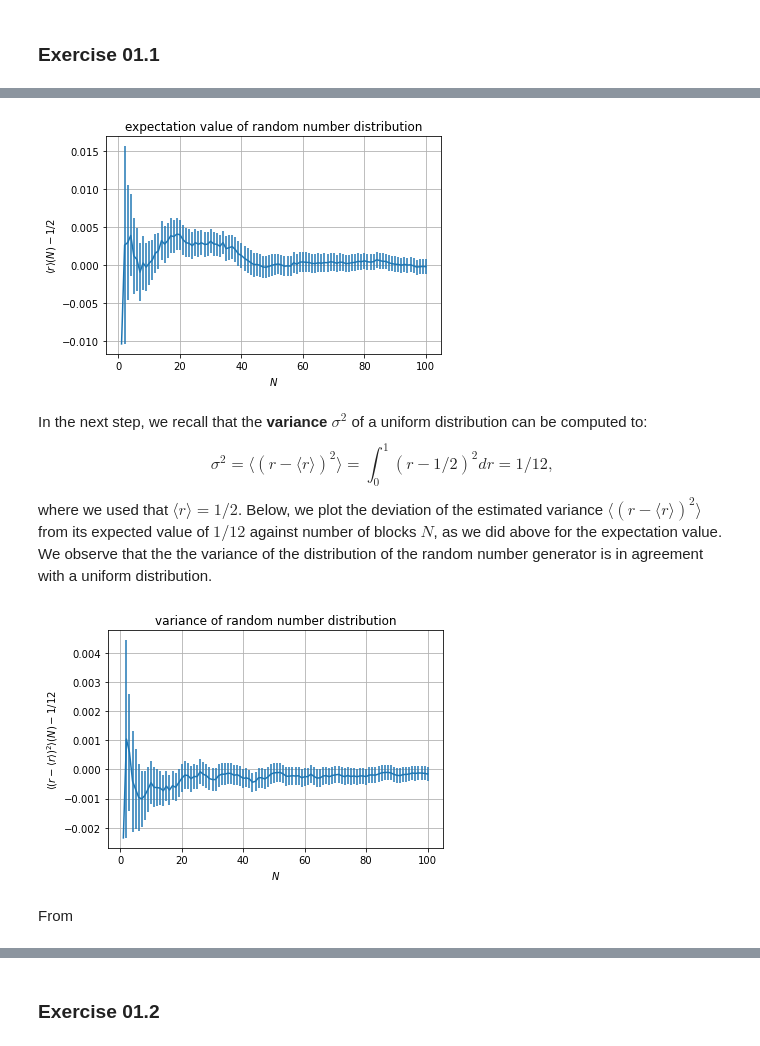
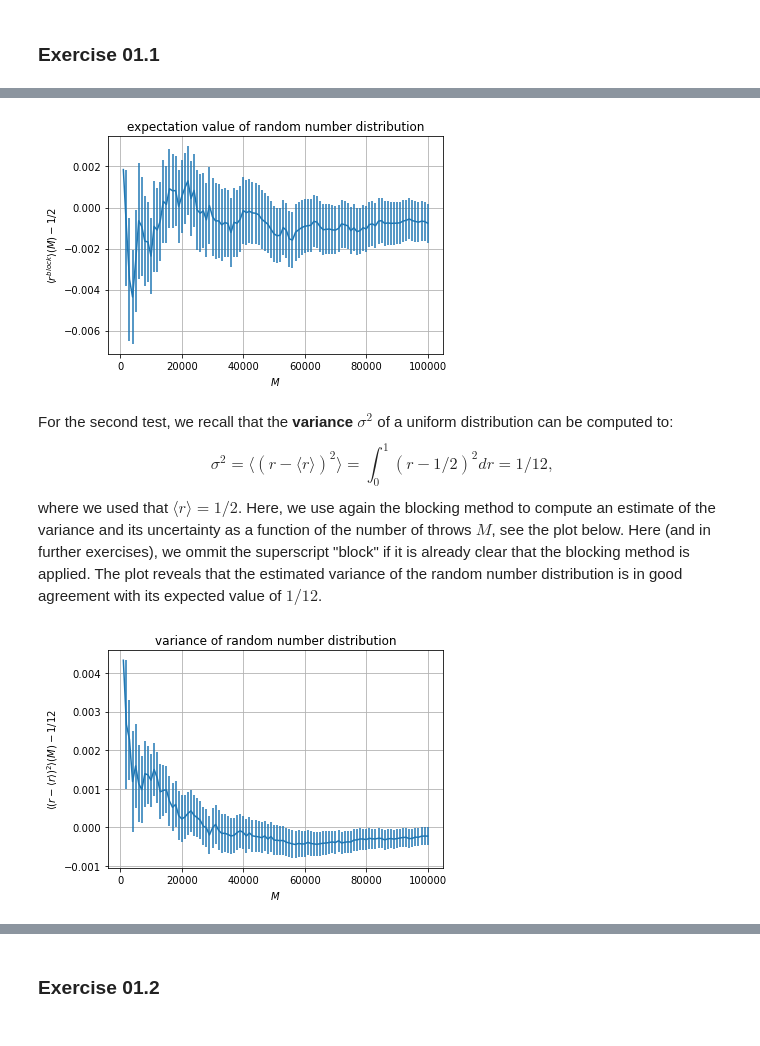
Before and after one commit to lukas-hermans/LSN_exercises, a Jupyter notebook: ex1/LSN_Exercises_01.ipynb, the cells around one changed output, grey strips where cells are left out. Drawn from its saved outputs; the diff is of its cells as text; code cells hidden in the pictures.

```diff
--- a/ex1/LSN_Exercises_01.ipynb
+++ b/ex1/LSN_Exercises_01.ipynb
@@ -16,31 +23,30 @@ We observe that the uncertainty (its standard deviation) on the estimate decreas
 # %%
 import numpy as np
 import matplotlib.pyplot as plt
 
-N, r_mean, r_mean_std = np.loadtxt("data/1_r_vs_N.txt", delimiter=',', skiprows=1, unpack = 'True')
+N, r_mean, r_mean_std = np.loadtxt("data/1_r_vs_M.txt", delimiter=',', skiprows=1, unpack = 'True')
 plt.errorbar(N, r_mean - 1/2, r_mean_std)
-plt.xlabel(r"$N$")
-plt.ylabel(r"$\langle r \rangle(N) - 1/2$")
+plt.xlabel(r"$M$")
+plt.ylabel(r"$\langle r^{block} \rangle(M) - 1/2$")
 plt.title("expectation value of random number distribution")
 plt.grid()
 
 plt.show()
 # %% [output]
-[figure, old version]
+[figure, new version]
 # %% [markdown]
-In the next step, we recall that the **variance** $\sigma^2$ of a uniform distribution can be computed to:
+For the second test, we recall that the **variance** $\sigma^2$ of a uniform distribution can be computed to:
 $$\sigma^2 = \langle (r - \langle r \rangle)^2 \rangle = \int_0^1 (r-1/2)^2 dr = 1/12,$$
-where we used that $\langle r \rangle = 1/2$. Below, we plot the deviation of the estimated variance $\langle (r - \langle r \rangle)^2 \rangle$ from its expected value of $1/12$ against number of blocks $N$, as we did above for the expectation value. We observe that the the variance of the distribution of the random number generator is in agreement with a uniform distribution.
+where we used that $\langle r \rangle = 1/2$. Here, we use again the blocking method to compute an estimate of the variance and its uncertainty as a function of the number of throws $M$, see the plot below. Here (and in further exercises), we ommit the superscript "block" if it is already clear that the blocking method is applied.
+The plot reveals that the estimated variance of the random number distribution is in good agreement with its expected value of $1/12$.
 # %%
-N, r_var, r_var_std = np.loadtxt("data/1_var_vs_N.txt", delimiter=',', skiprows=1, unpack = 'True')
-plt.errorbar(N, r_var - 1/12, r_var_std)
-plt.xlabel(r"$N$")
-plt.ylabel(r"$\langle (r - \langle r \rangle)^2 \rangle(N) - 1/12$")
+M, r_var, r_var_error = np.loadtxt("data/1_var_vs_M.txt", delimiter=',', skiprows=1, unpack = 'True')
+plt.errorbar(M, r_var - 1/12, r_var_error)
+plt.xlabel(r"$M$")
+plt.ylabel(r"$\langle (r - \langle r \rangle)^2 \rangle(M) - 1/12$")
 plt.title("variance of random number distribution")
 plt.grid()
 
 plt.show()
 # %% [output]
-[figure, old version]
+[figure, new version]
-# %% [markdown]
-From
```
Also changed, not shown: parts of 5 cells of this notebook, 15 other files.
